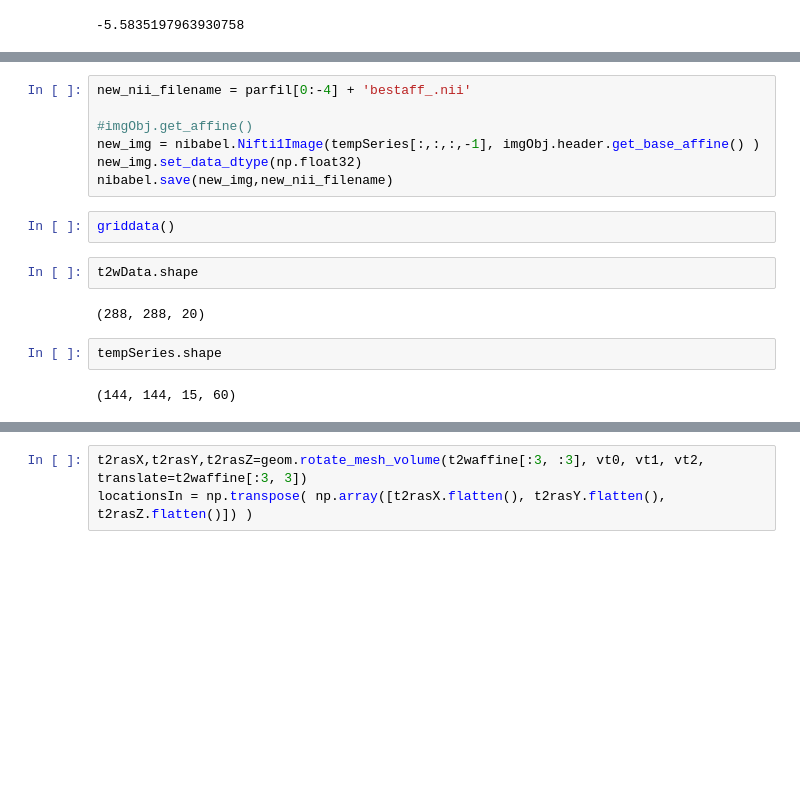
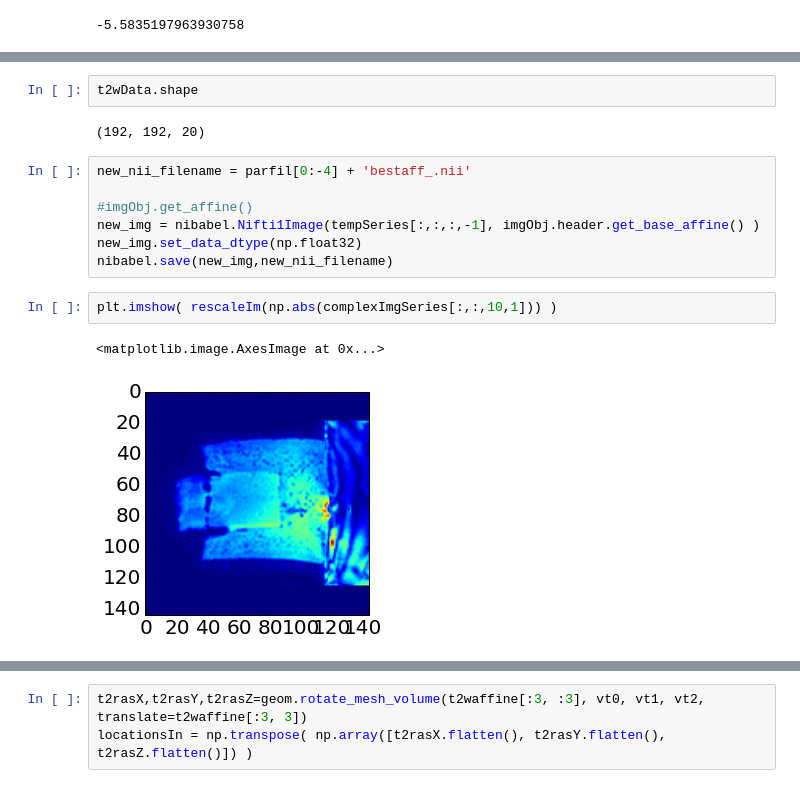
Before and after one commit to vlchaplin/fus_thermalmodelling, a Jupyter notebook: testNiBabel.ipynb, the cells around one changed output, grey strips where cells are left out. Cells and saved outputs as stored; diff of their text form; blank space fills up the shorter version.

```diff
--- a/testNiBabel.ipynb
+++ b/testNiBabel.ipynb
@@ -200,3 +209,7 @@ ax.azi=0
+# %%
+t2wData.shape
+# %% [output]
+(192, 192, 20)
 # %%
 new_nii_filename = parfil[0:-4] + 'bestaff_.nii'
 
@@ -204,13 +217,8 @@ new_nii_filename = parfil[0:-4] + 'bestaff_.nii'
 new_img = nibabel.Nifti1Image(tempSeries[:,:,:,-1], imgObj.header.get_base_affine() )
 new_img.set_data_dtype(np.float32)
 nibabel.save(new_img,new_nii_filename)
-# %%
-griddata()
-# %%
-t2wData.shape
-# %% [output]
-(288, 288, 20)
-# %%
-tempSeries.shape
-# %% [output]
-(144, 144, 15, 60)
+# %%
+plt.imshow( rescaleIm(np.abs(complexImgSeries[:,:,10,1])) )
+# %% [output]
+<matplotlib.image.AxesImage at 0x...>
+[figure, added]
```
Also changed, not shown: parts of 112 cells of this notebook.
